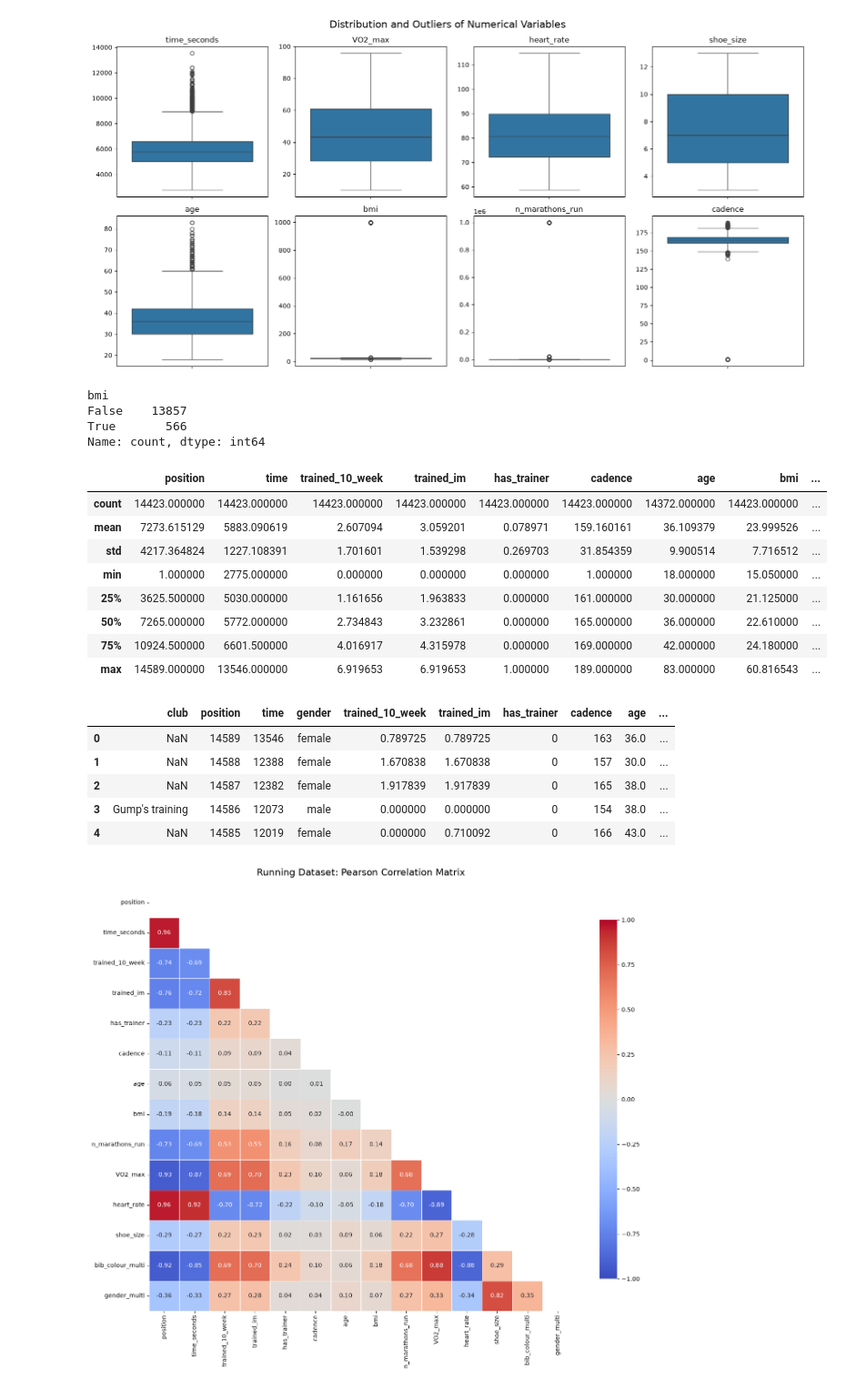
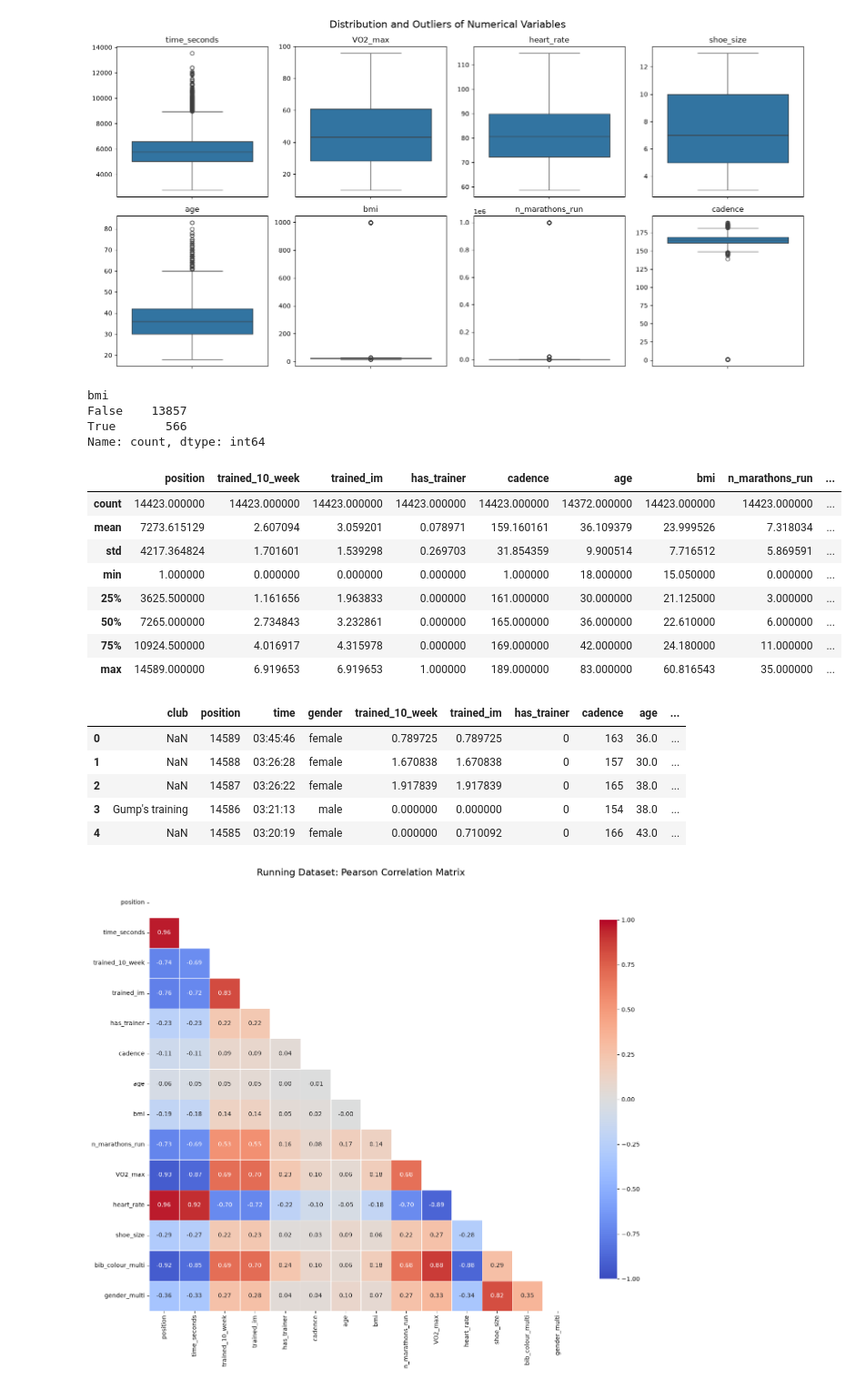
Before and after one commit to pnntr/ow-run-challenge, a Jupyter notebook: pre-processing.ipynb, the cells around one changed output. Shown at 91% size. Cells and saved outputs as stored; diff of their text form; code cells hidden in the pictures.

```diff
--- a/pre-processing.ipynb
+++ b/pre-processing.ipynb
@@ -270,57 +270,57 @@ if 'id' in df.columns:
     # Retrieved 2026-09-22, License - CC BY-SA 4.0
     df.drop(df.columns[df.columns.str.contains('unnamed',case = False)],axis = 1, inplace = True)
 df.dropna(subset=['time'], inplace=True)
-df['time'] = pd.to_timedelta(df['time']).dt.total_seconds().astype(int)
+# df['time'] = pd.to_timedelta(df['time']).dt.total_seconds().astype(int)
 
 # clean missing and negative values
 df['trained_10_week'] = df['trained_10_week'].mask(df['trained_10_week'] < 0, 0)
 df['trained_10_week'] = df['trained_10_week'].mask(df['trained_10_week'].isna(), 0)
 df['trained_im'] = df['trained_im'].mask(df['trained_im'] < 0, 0)
 df['trained_im'] = df['trained_im'].mask(df['trained_im'].isna(), 0)
 
 # missing, negative and outliers
 df['n_marathons_run'] = df['n_marathons_run'].mask(df['n_marathons_run'] < 0, 0)
 df['n_marathons_run'] = df['n_marathons_run'].mask(df['n_marathons_run'].isna(), 0)
 df = df.drop(df[df['n_marathons_run'] > 50].index)
 
 # NOTE: done later and better in sklearn pipeline
 # multi hot encoding
 df['bib_colour_multi'], _ = pd.factorize(df['bib_colour'])
 df['gender_multi'], _ = pd.factorize(df['gender'])
 
 bmi_outliers = df['bmi'] == 999.0
 print(bmi_outliers.value_counts())  # about 568 such cases so there is data error
 df['bmi'] = df['bmi'].mask(df['bmi'] == 999.0, df['bmi'].mean())
 
 # drop missing values cause they have strong correlation
 df.dropna(subset=['VO2_max', 'heart_rate'])
 
 # drop rows for people who have run more than =1000 marathons
 df = df.drop(df[df["n_marathons_run"] >= 700].index)
 df.describe()
 # %% [output]
 bmi
 False    13857
 True       566
 Name: count, dtype: int64
-|  | position | time | trained_10_week | trained_im | has_trainer | cadence | age | bmi | ... |
-| count | 14423.000000 | 14423.000000 | 14423.000000 | 14423.000000 | 14423.000000 | 14423.000000 | 14372.000000 | 14423.000000 | ... |
-| mean | 7273.615129 | 5883.090619 | 2.607094 | 3.059201 | 0.078971 | 159.160161 | 36.109379 | 23.999526 | ... |
-| std | 4217.364824 | 1227.108391 | 1.701601 | 1.539298 | 0.269703 | 31.854359 | 9.900514 | 7.716512 | ... |
-| min | 1.000000 | 2775.000000 | 0.000000 | 0.000000 | 0.000000 | 1.000000 | 18.000000 | 15.050000 | ... |
-| 25% | 3625.500000 | 5030.000000 | 1.161656 | 1.963833 | 0.000000 | 161.000000 | 30.000000 | 21.125000 | ... |
-| 50% | 7265.000000 | 5772.000000 | 2.734843 | 3.232861 | 0.000000 | 165.000000 | 36.000000 | 22.610000 | ... |
-| 75% | 10924.500000 | 6601.500000 | 4.016917 | 4.315978 | 0.000000 | 169.000000 | 42.000000 | 24.180000 | ... |
-| max | 14589.000000 | 13546.000000 | 6.919653 | 6.919653 | 1.000000 | 189.000000 | 83.000000 | 60.816543 | ... |
+|  | position | trained_10_week | trained_im | has_trainer | cadence | age | bmi | n_marathons_run | ... |
+| count | 14423.000000 | 14423.000000 | 14423.000000 | 14423.000000 | 14423.000000 | 14372.000000 | 14423.000000 | 14423.000000 | ... |
+| mean | 7273.615129 | 2.607094 | 3.059201 | 0.078971 | 159.160161 | 36.109379 | 23.999526 | 7.318034 | ... |
+| std | 4217.364824 | 1.701601 | 1.539298 | 0.269703 | 31.854359 | 9.900514 | 7.716512 | 5.869591 | ... |
+| min | 1.000000 | 0.000000 | 0.000000 | 0.000000 | 1.000000 | 18.000000 | 15.050000 | 0.000000 | ... |
+| 25% | 3625.500000 | 1.161656 | 1.963833 | 0.000000 | 161.000000 | 30.000000 | 21.125000 | 3.000000 | ... |
+| 50% | 7265.000000 | 2.734843 | 3.232861 | 0.000000 | 165.000000 | 36.000000 | 22.610000 | 6.000000 | ... |
+| 75% | 10924.500000 | 4.016917 | 4.315978 | 0.000000 | 169.000000 | 42.000000 | 24.180000 | 11.000000 | ... |
+| max | 14589.000000 | 6.919653 | 6.919653 | 1.000000 | 189.000000 | 83.000000 | 60.816543 | 35.000000 | ... |
 # %%
 df.head()
 # %% [output]
 |  | club | position | time | gender | trained_10_week | trained_im | has_trainer | cadence | age | ... |
-| 0 | NaN | 14589 | 13546 | female | 0.789725 | 0.789725 | 0 | 163 | 36.0 | ... |
-| 1 | NaN | 14588 | 12388 | female | 1.670838 | 1.670838 | 0 | 157 | 30.0 | ... |
-| 2 | NaN | 14587 | 12382 | female | 1.917839 | 1.917839 | 0 | 165 | 38.0 | ... |
-| 3 | Gump's training | 14586 | 12073 | male | 0.000000 | 0.000000 | 0 | 154 | 38.0 | ... |
-| 4 | NaN | 14585 | 12019 | female | 0.000000 | 0.710092 | 0 | 166 | 43.0 | ... |
+| 0 | NaN | 14589 | 03:45:46 | female | 0.789725 | 0.789725 | 0 | 163 | 36.0 | ... |
+| 1 | NaN | 14588 | 03:26:28 | female | 1.670838 | 1.670838 | 0 | 157 | 30.0 | ... |
+| 2 | NaN | 14587 | 03:26:22 | female | 1.917839 | 1.917839 | 0 | 165 | 38.0 | ... |
+| 3 | Gump's training | 14586 | 03:21:13 | male | 0.000000 | 0.000000 | 0 | 154 | 38.0 | ... |
+| 4 | NaN | 14585 | 03:20:19 | female | 0.000000 | 0.710092 | 0 | 166 | 43.0 | ... |
 # %%
 import matplotlib.pyplot as plt
 import numpy as np
```
Also changed, not shown: parts of 4 cells of this notebook.
